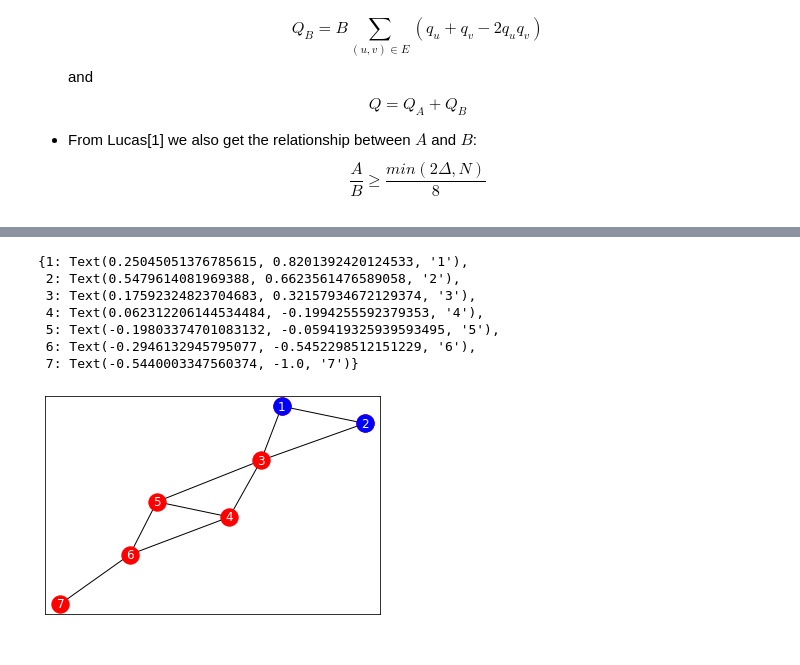
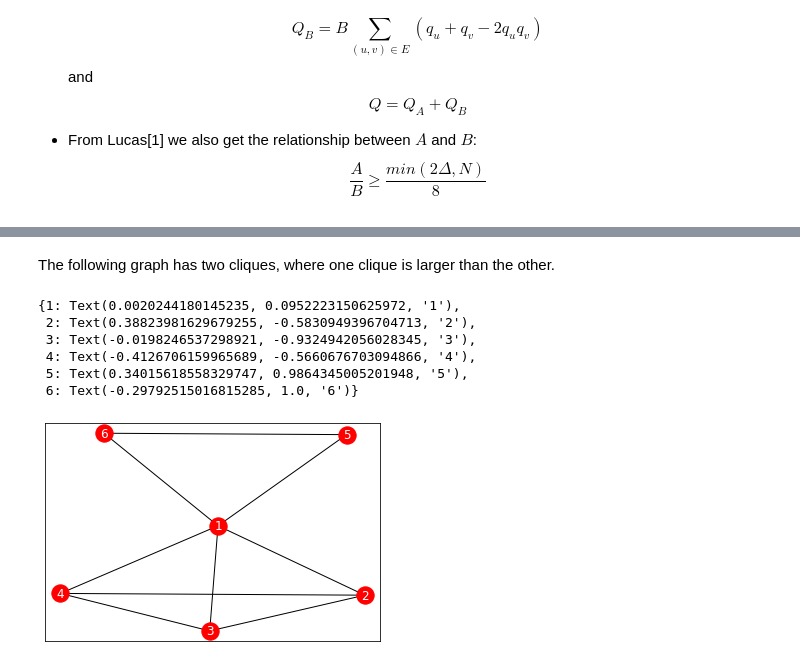
Before and after one commit to SatyaKuppam/QUBOs-and-Ising-models, a Jupyter notebook: partitioning.ipynb, the cells around one changed output, grey strips where cells are left out. Saved outputs shown, nothing was run; the diff lists cells and outputs as text; code cells hidden in the pictures.

Commit message:
Adding maximal clique example

```diff
--- a/partitioning.ipynb
+++ b/partitioning.ipynb
@@ -181,17 +361,19 @@ Object `sample_qubo` not found.
+# %% [markdown]
+The following graph has two cliques, where one clique is larger than the other.
 # %%
-G = nx.Graph()
-G.add_edges_from([(1, 2), (1, 3), (2, 3), (3, 4), (3, 5), (4, 5), (4, 6), (5, 6), (6, 7)])
-pos = nx.spring_layout(G)
+## Define the graph
+G_two_cliques = nx.Graph()
+G_two_cliques.add_edges_from([(1,2),(1,3),(1,4), (2,4), (3,4), (2,3), (1,5), (5,6), (6,1)])
+pos = nx.spring_layout(G_two_cliques)
 
-S = G.subgraph([1,2])
-nx.draw_networkx_nodes(S, nodelist=S.nodes(), pos=pos, node_color='b')
-nx.draw_networkx_labels(G, pos, font_color='w', font_size=12)
+nx.draw_networkx_nodes(G_two_cliques, node_list=G_two_cliques.nodes(), pos=pos, node_color='r')
+nx.draw_networkx_edges(G_two_cliques, pos)
+nx.draw_networkx_labels(G_two_cliques, pos, font_color='w', font_size=12)
 # %% [output]
-{1: Text(0.25045051376785615, 0.8201392420124533, '1'),
- 2: Text(0.5479614081969388, 0.6623561476589058, '2'),
- 3: Text(0.17592324823704683, 0.32157934672129374, '3'),
- 4: Text(0.062312206144534484, -0.1994255592379353, '4'),
- 5: Text(-0.19803374701083132, -0.059419325939593495, '5'),
- 6: Text(-0.2946132945795077, -0.5452298512151229, '6'),
- 7: Text(-0.5440003347560374, -1.0, '7')}
+{1: Text(0.0020244180145235, 0.0952223150625972, '1'),
+ 2: Text(0.38823981629679255, -0.5830949396704713, '2'),
+ 3: Text(-0.0198246537298921, -0.9324942056028345, '3'),
+ 4: Text(-0.4126706159965689, -0.5660676703094866, '4'),
+ 5: Text(0.34015618558329747, 0.9864345005201948, '5'),
+ 6: Text(-0.29792515016815285, 1.0, '6')}
-[figure, old version]
+[figure, new version]
```
Also changed, not shown: parts of 28 cells of this notebook.
